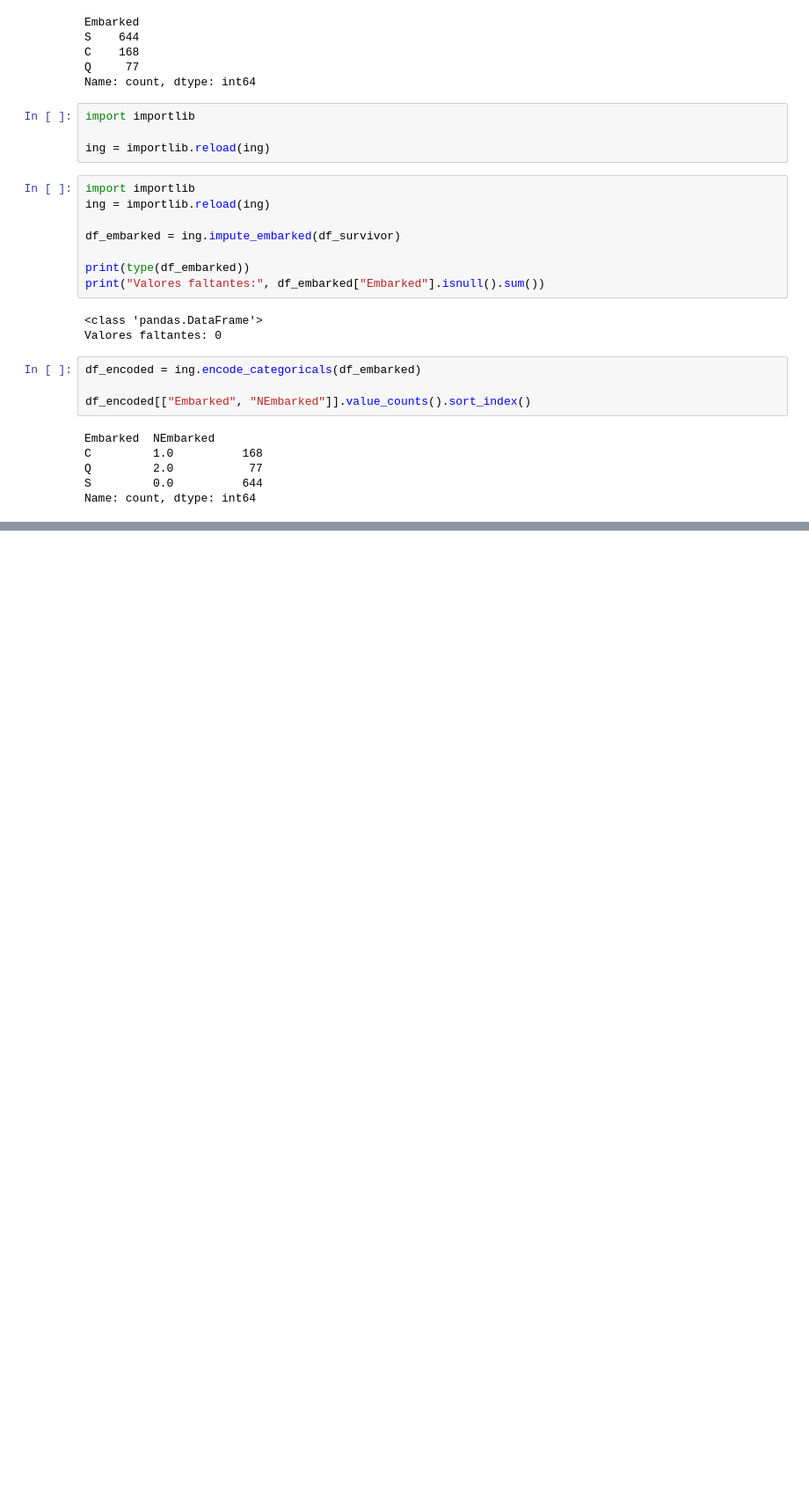
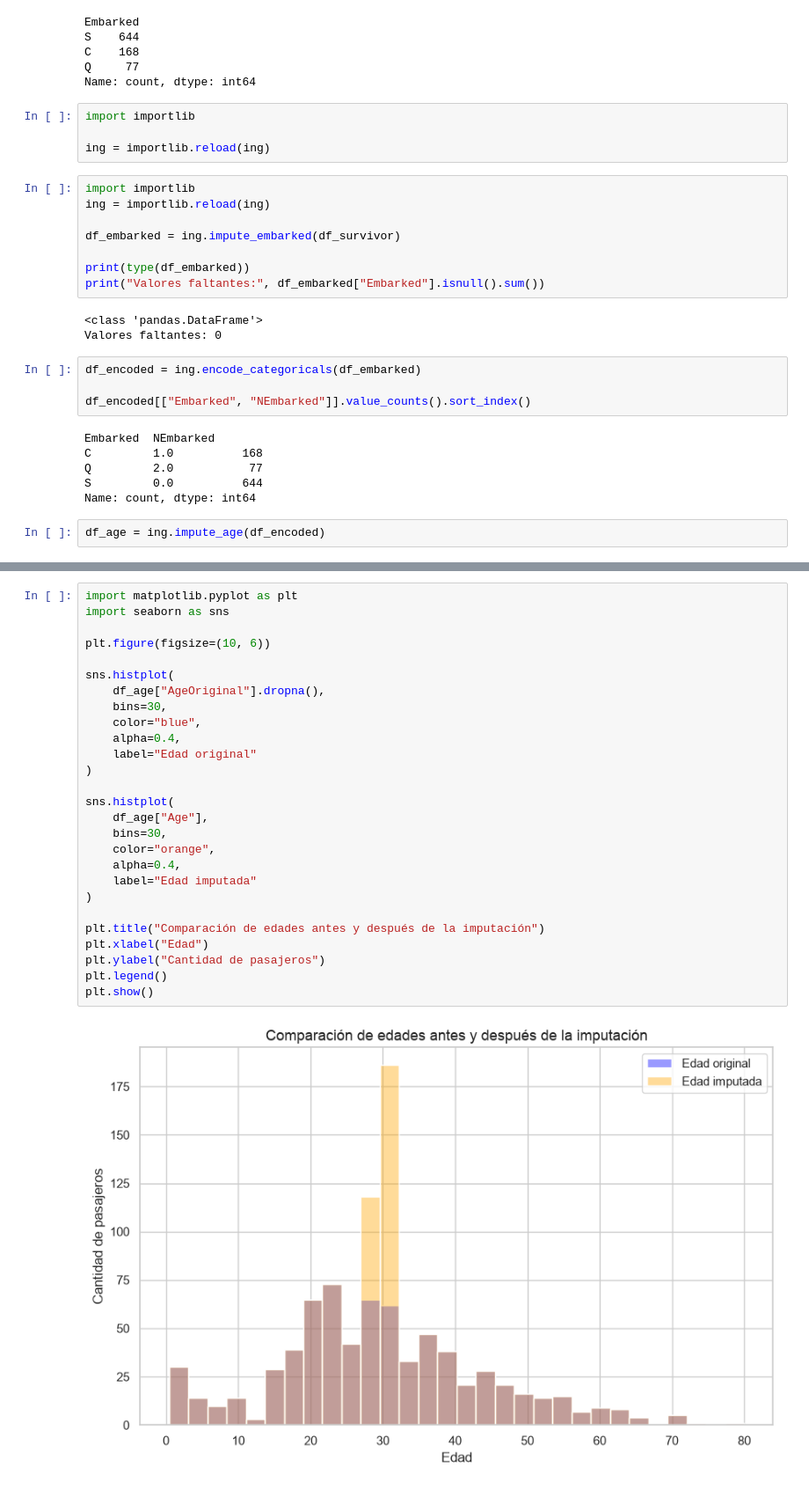
Before and after one commit to BetoVinasco/proyecto_ciencia_datos, a Jupyter notebook: notebooks/02_exploracion.ipynb, the cells around one changed output, grey strips where cells are left out. Shown at 88% size. Drawn from its saved outputs; the diff is of its cells as text; blank space fills up the shorter version.

```diff
--- a/notebooks/02_exploracion.ipynb
+++ b/notebooks/02_exploracion.ipynb
@@ -769,3 +769,5 @@ C         1.0          168
 Q         2.0           77
 S         0.0          644
 Name: count, dtype: int64
+# %%
+df_age = ing.impute_age(df_encoded)
@@ -771,0 +808,29 @@ Name: count, dtype: int64
+# %%
+import matplotlib.pyplot as plt
+import seaborn as sns
+
+plt.figure(figsize=(10, 6))
+
+sns.histplot(
+    df_age["AgeOriginal"].dropna(),
+    bins=30,
+    color="blue",
+    alpha=0.4,
+    label="Edad original"
+)
+
+sns.histplot(
+    df_age["Age"],
+    bins=30,
+    color="orange",
+    alpha=0.4,
+    label="Edad imputada"
+)
+
+plt.title("Comparación de edades antes y después de la imputación")
+plt.xlabel("Edad")
+plt.ylabel("Cantidad de pasajeros")
+plt.legend()
+plt.show()
+# %% [output]
+[figure, added]
```
Also changed, not shown: parts of 18 cells of this notebook, 3 other files.
